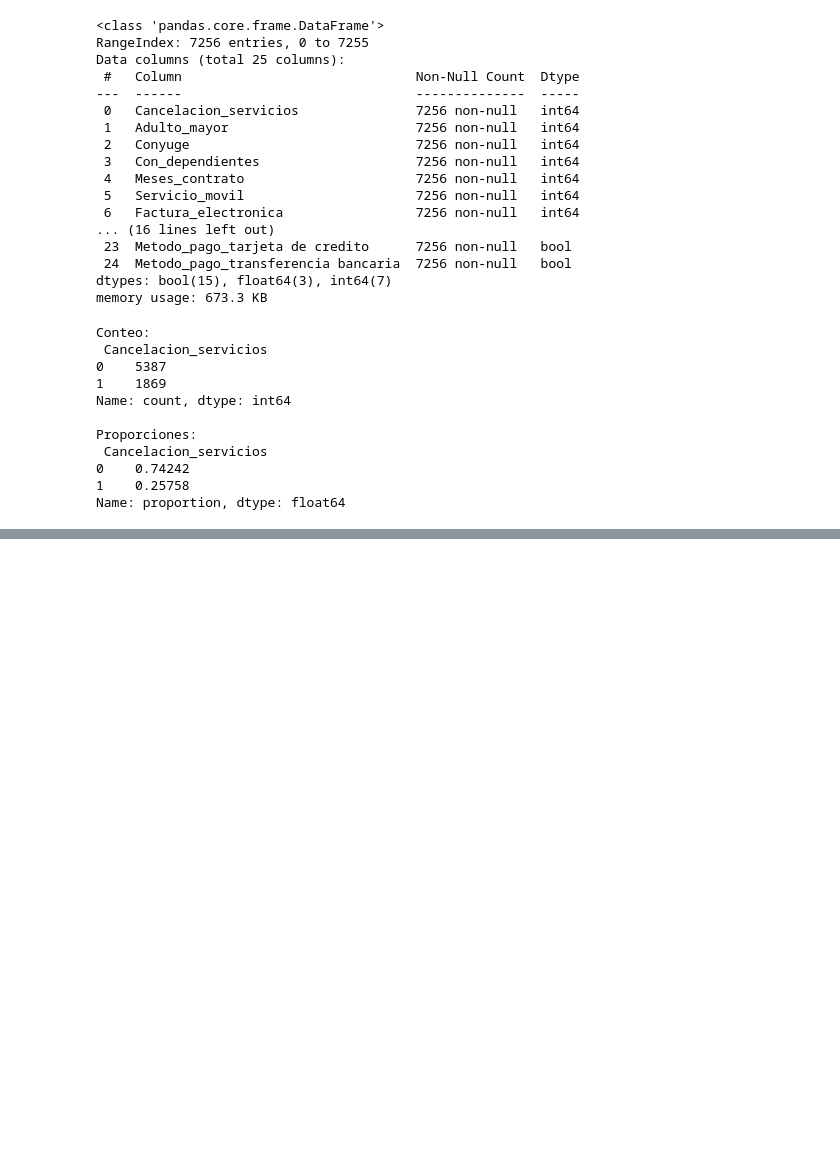
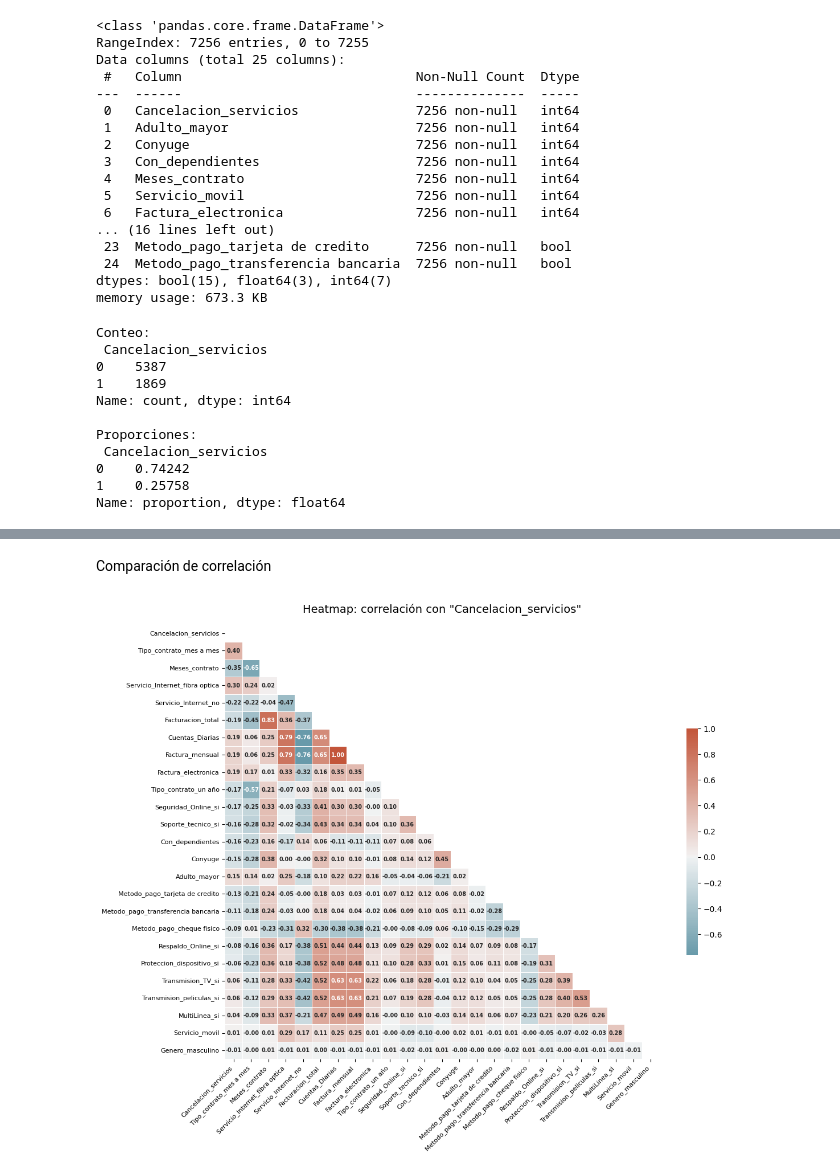
Before and after one commit to nxzK1/TelecomX_p2_Challenge, a Jupyter notebook: TelecomX_p2_Challenge.ipynb, the cells around one changed output, grey strips where cells are left out. Cells and saved outputs as stored; diff of their text form; code cells hidden in the pictures; blank space fills up the shorter version.

```diff
--- a/TelecomX_p2_Challenge.ipynb
+++ b/TelecomX_p2_Challenge.ipynb
@@ -257,0 +297,52 @@ Name: proportion, dtype: float64
+# %% [markdown]
+Comparación de correlación
+# %%
+import numpy as np
+import matplotlib.pyplot as plt
+import seaborn as sns
+
+def heatmap_correlacion_target(corr, variable_objetivo):
+
+    variables_relevantes = corr.index.tolist()
+    if variable_objetivo not in variables_relevantes:
+        variables_relevantes.append(variable_objetivo)
+
+    variables_relevantes = sorted(
+        variables_relevantes,
+        key=lambda x: abs(corr.loc[x, variable_objetivo]),
+        reverse=True
+    )
+
+    filtro = corr.loc[variables_relevantes, variables_relevantes]
+
+    mask = np.triu(np.ones_like(filtro, dtype=bool))
+
+    min_corr = filtro.min().min()
+    max_corr = filtro.max().max()
+
+    plt.figure(figsize=(12, 10))
+    sns.heatmap(
+        filtro,
+        annot=True,
+        fmt=".2f",
+        cmap=sns.diverging_palette(220, 20, as_cmap=True),
+        center=0,
+        square=True,
+        linewidths=0.5,
+        cbar_kws={"shrink": 0.5},
+        mask=mask,
+        annot_kws={"size": 7, "weight": "bold"},
+        vmin=min_corr,
+        vmax=max_corr
+    )
+
+    plt.xticks(rotation=45, ha='right', fontsize=8)
+    plt.yticks(rotation=0, fontsize=8)
+    plt.title(f'Heatmap: correlación con "{variable_objetivo}"', fontsize=14, pad=15)
+    plt.tight_layout()
+    plt.show()
+
+
+heatmap_correlacion_target(corr, variable_objetivo='Cancelacion_servicios')
+# %% [output]
+[figure, added]
```
Also changed, not shown: parts of 6 cells of this notebook.
